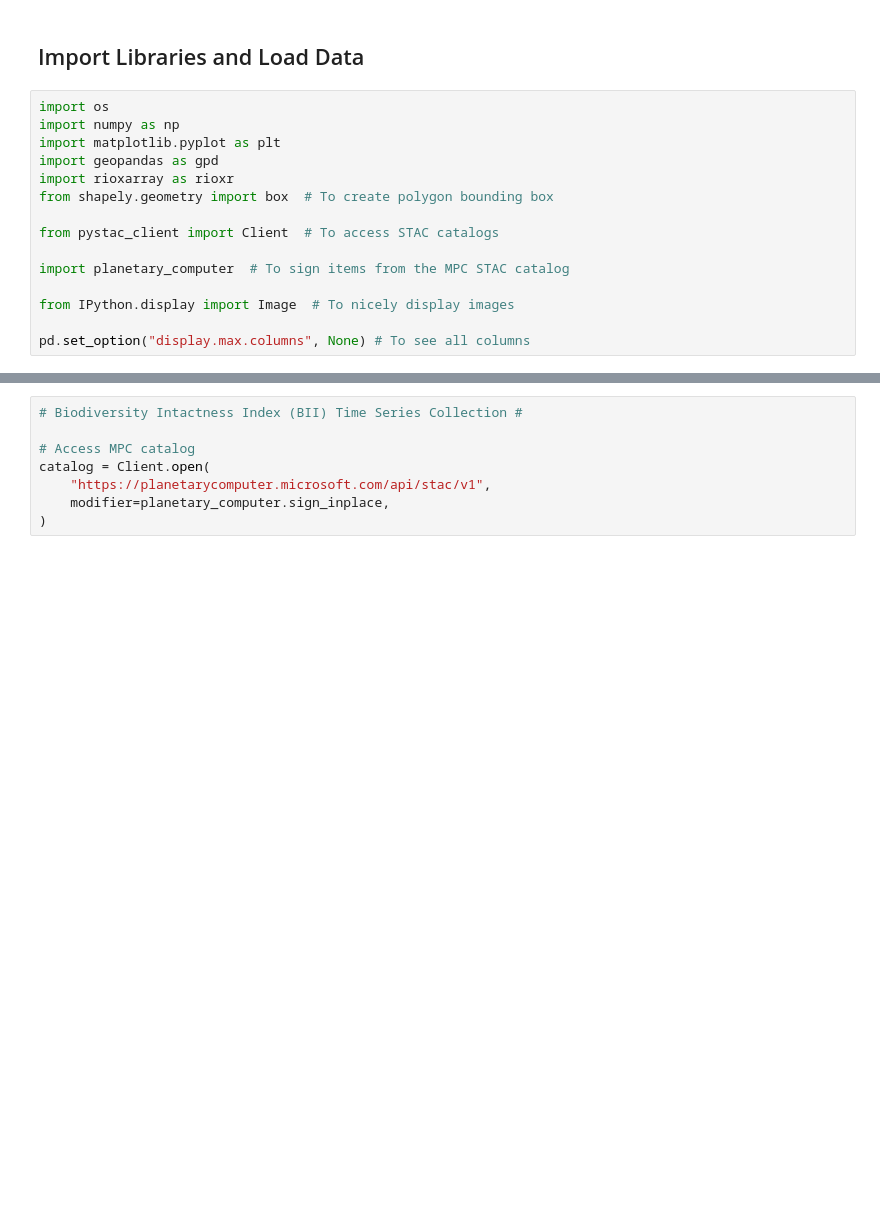
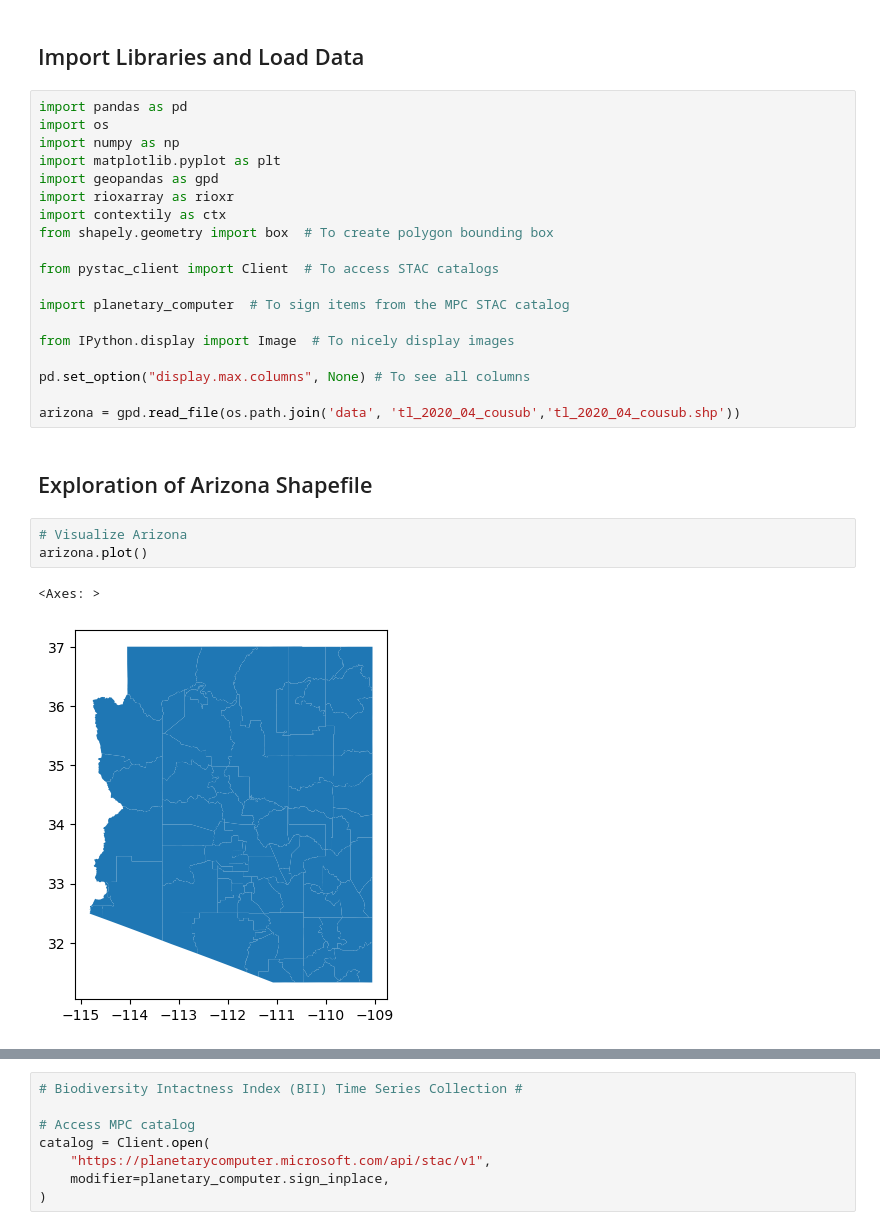
Before and after one commit to kimberleewong/eds220-biodiversity-intactness, a Jupyter notebook: biodiversity_intactness_index.ipynb, the cells around one changed output, grey strips where cells are left out. Cells and saved outputs as stored; diff of their text form; blank space fills up the shorter version.

Commit message:
visualize phoenix map and initial BII exploration

```diff
--- a/biodiversity_intactness_index.ipynb
+++ b/biodiversity_intactness_index.ipynb
@@ -30,11 +29,13 @@ Data.gov Data Catalogue, California Fire Perimeters (all) [Data file] Available
 # %% [markdown]
 ## Import Libraries and Load Data
 # %%
+import pandas as pd
 import os
 import numpy as np
 import matplotlib.pyplot as plt
 import geopandas as gpd
 import rioxarray as rioxr
+import contextily as ctx
 from shapely.geometry import box  # To create polygon bounding box
 
 from pystac_client import Client  # To access STAC catalogs
@@ -44,3 +45,13 @@ import planetary_computer  # To sign items from the MPC STAC catalog
 from IPython.display import Image  # To nicely display images
 
 pd.set_option("display.max.columns", None) # To see all columns
+
+arizona = gpd.read_file(os.path.join('data', 'tl_2020_04_cousub','tl_2020_04_cousub.shp'))
+# %% [markdown]
+## Exploration of Arizona Shapefile
+# %%
+# Visualize Arizona
+arizona.plot()
+# %% [output]
+<Axes: >
+[figure, added]
```
Also changed, not shown: parts of 18 cells of this notebook, 7 other files.
